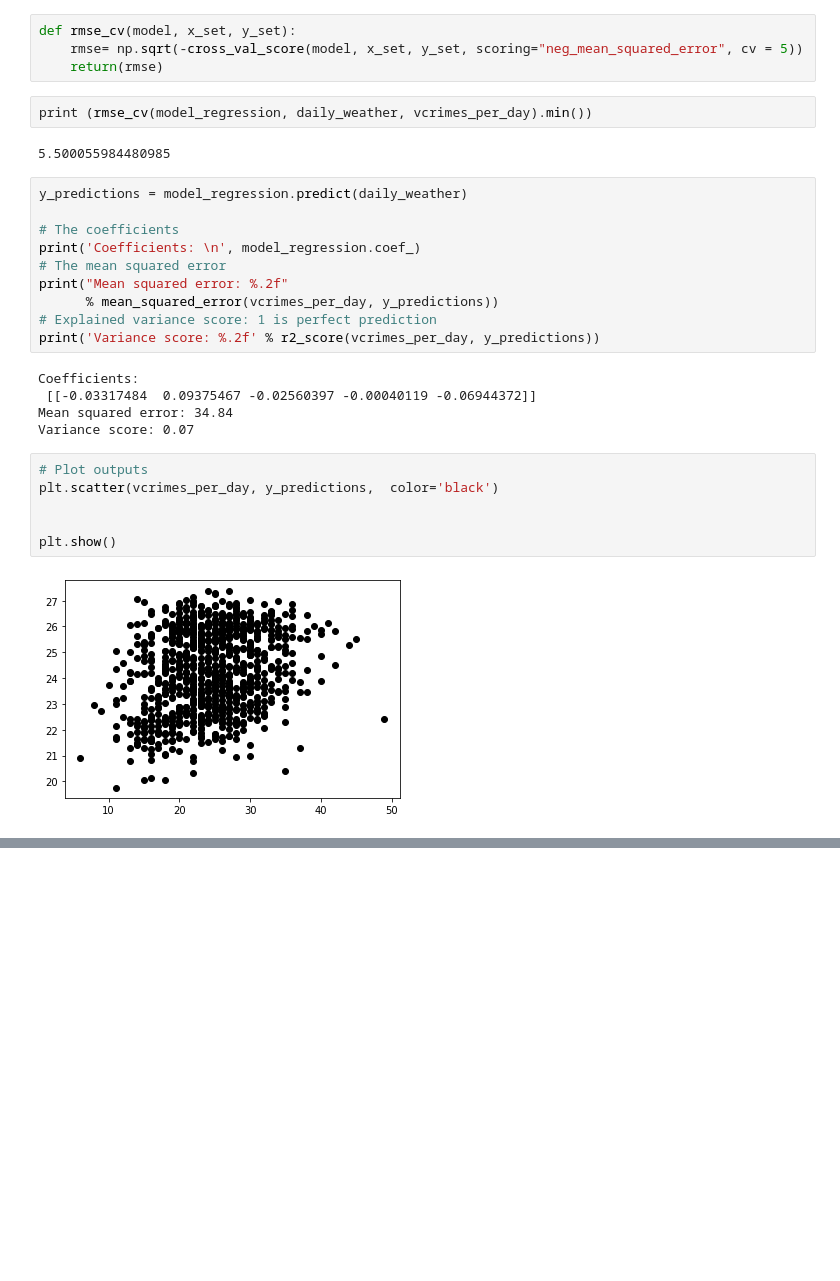
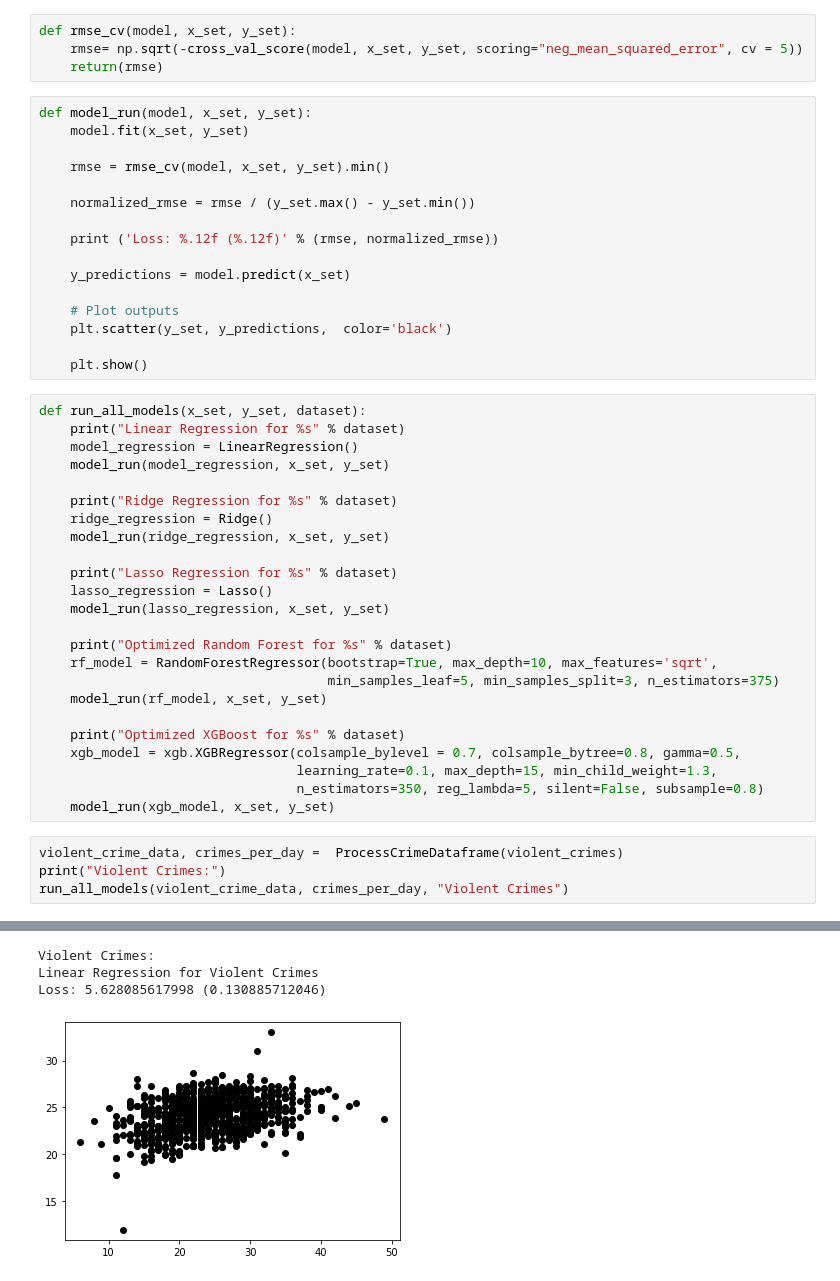
Before and after one commit to stephanGarland/sml-project-fall-2019, a Jupyter notebook: data_modification.ipynb, the cells around one changed output, grey strips where cells are left out. Drawn from its saved outputs; the diff is of its cells as text; blank space fills up the shorter version.

Commit message:
formatted some of the code into reusable functions, predicting the number of crimes with about 13% loss

```diff
--- a/data_modification.ipynb
+++ b/data_modification.ipynb
@@ -289,30 +464,48 @@ LinearRegression(copy_X=True, fit_intercept=True, n_jobs=None, normalize=False)
 def rmse_cv(model, x_set, y_set):
     rmse= np.sqrt(-cross_val_score(model, x_set, y_set, scoring="neg_mean_squared_error", cv = 5))
     return(rmse)
-# %%
-print (rmse_cv(model_regression, daily_weather, vcrimes_per_day).min())
-# %% [output]
-5.500055984480985
-# %%
-y_predictions = model_regression.predict(daily_weather)
-
-# The coefficients
-print('Coefficients: \n', model_regression.coef_)
-# The mean squared error
-print("Mean squared error: %.2f"
-      % mean_squared_error(vcrimes_per_day, y_predictions))
-# Explained variance score: 1 is perfect prediction
-print('Variance score: %.2f' % r2_score(vcrimes_per_day, y_predictions))
-# %% [output]
-Coefficients:
- [[-0.03317484  0.09375467 -0.02560397 -0.00040119 -0.06944372]]
-Mean squared error: 34.84
-Variance score: 0.07
-# %%
-# Plot outputs
-plt.scatter(vcrimes_per_day, y_predictions,  color='black')
-
-
-plt.show()
-# %% [output]
-[figure, removed]
+# %%
+def model_run(model, x_set, y_set):
+    model.fit(x_set, y_set)
+
+    rmse = rmse_cv(model, x_set, y_set).min()
+
+    normalized_rmse = rmse / (y_set.max() - y_set.min())
+
+    print ('Loss: %.12f (%.12f)' % (rmse, normalized_rmse))
+
+    y_predictions = model.predict(x_set)
+
+    # Plot outputs
+    plt.scatter(y_set, y_predictions,  color='black')
+
+    plt.show()
+# %%
+def run_all_models(x_set, y_set, dataset):
+    print("Linear Regression for %s" % dataset)
+    model_regression = LinearRegression()
+    model_run(model_regression, x_set, y_set)
+
+    print("Ridge Regression for %s" % dataset)
+    ridge_regression = Ridge()
+    model_run(ridge_regression, x_set, y_set)
+
+    print("Lasso Regression for %s" % dataset)
+    lasso_regression = Lasso()
+    model_run(lasso_regression, x_set, y_set)
+
+    print("Optimized Random Forest for %s" % dataset)
+    rf_model = RandomForestRegressor(bootstrap=True, max_depth=10, max_features='sqrt',
+                                     min_samples_leaf=5, min_samples_split=3, n_estimators=375)
+    model_run(rf_model, x_set, y_set)
+
+    print("Optimized XGBoost for %s" % dataset)
+    xgb_model = xgb.XGBRegressor(colsample_bylevel = 0.7, colsample_bytree=0.8, gamma=0.5,
+                                 learning_rate=0.1, max_depth=15, min_child_weight=1.3,
+                                 n_estimators=350, reg_lambda=5, silent=False, subsample=0.8)
+    model_run(xgb_model, x_set, y_set)
+# %%
+violent_crime_data, crimes_per_day =  ProcessCrimeDataframe(violent_crimes)
+print("Violent Crimes:")
+run_all_models(violent_crime_data, crimes_per_day, "Violent Crimes")
+# %% [output]
@@ -318,0 +522,4 @@ plt.show()
+Violent Crimes:
+Linear Regression for Violent Crimes
+Loss: 5.628085617998 (0.130885712046)
+[figure, added]
```
Also changed, not shown: parts of 22 cells of this notebook.
